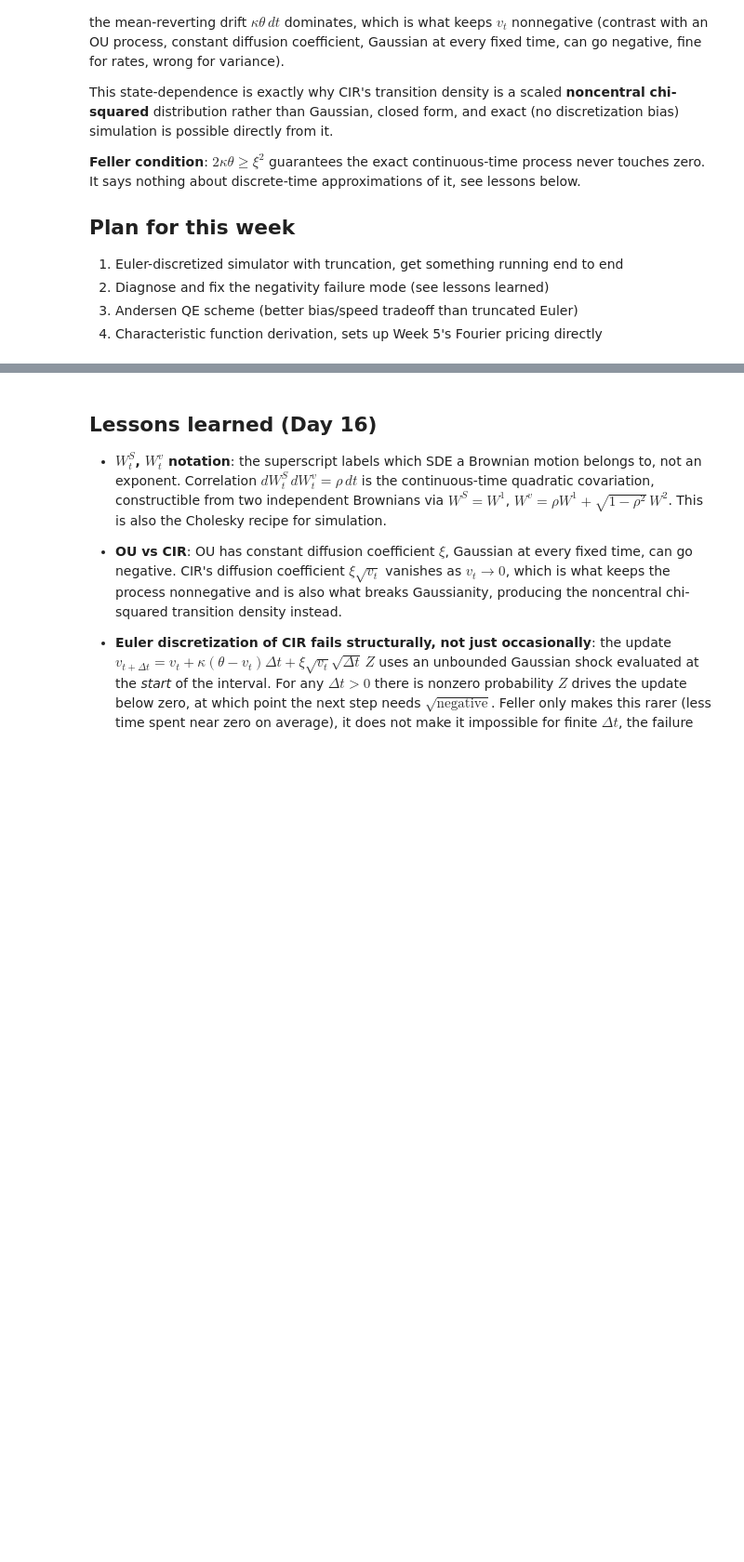
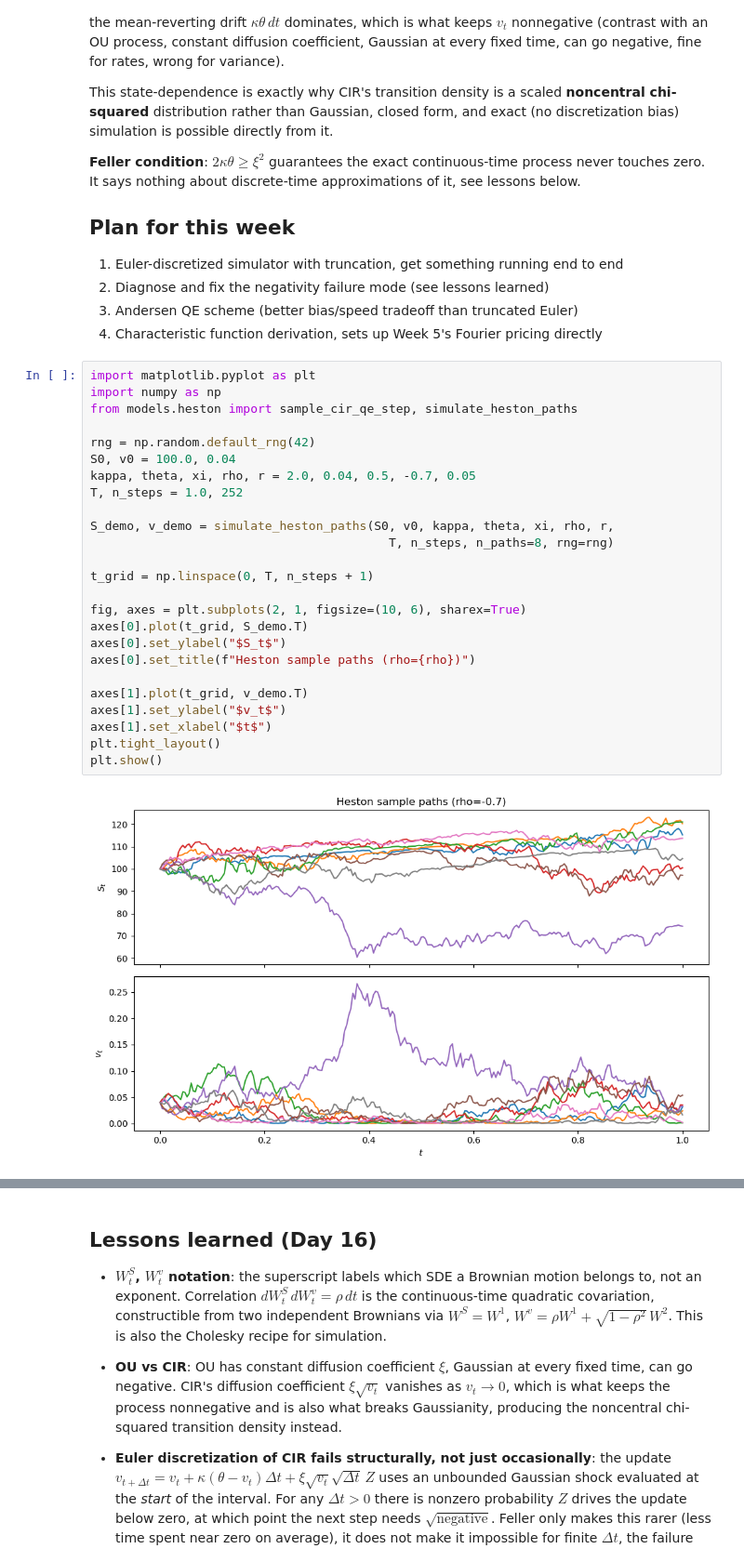
Before and after one commit to Kunvuthi/quant-project, a Jupyter notebook: notebooks/08_heston.ipynb, the cells around one changed output, grey strips where cells are left out. Shown at 93% size. Cells and saved outputs as stored; diff of their text form; blank space fills up the shorter version.

Commit message:
Add results and lesson learned from Heston model

```diff
--- a/notebooks/08_heston.ipynb
+++ b/notebooks/08_heston.ipynb
@@ -52,3 +52,30 @@ never touches zero. It says nothing about discrete-time approximations of it, se
 2. Diagnose and fix the negativity failure mode (see lessons learned)
 3. Andersen QE scheme (better bias/speed tradeoff than truncated Euler)
 4. Characteristic function derivation, sets up Week 5's Fourier pricing directly
+# %%
+import matplotlib.pyplot as plt
+import numpy as np
+from models.heston import sample_cir_qe_step, simulate_heston_paths
+
+rng = np.random.default_rng(42)
+S0, v0 = 100.0, 0.04
+kappa, theta, xi, rho, r = 2.0, 0.04, 0.5, -0.7, 0.05
+T, n_steps = 1.0, 252
+
+S_demo, v_demo = simulate_heston_paths(S0, v0, kappa, theta, xi, rho, r,
+                                         T, n_steps, n_paths=8, rng=rng)
+
+t_grid = np.linspace(0, T, n_steps + 1)
+
+fig, axes = plt.subplots(2, 1, figsize=(10, 6), sharex=True)
+axes[0].plot(t_grid, S_demo.T)
+axes[0].set_ylabel("$S_t$")
+axes[0].set_title(f"Heston sample paths (rho={rho})")
+
+axes[1].plot(t_grid, v_demo.T)
+axes[1].set_ylabel("$v_t$")
+axes[1].set_xlabel("$t$")
+plt.tight_layout()
+plt.show()
+# %% [output]
+[figure, added]
```
Also changed, not shown: parts of 5 cells of this notebook.
